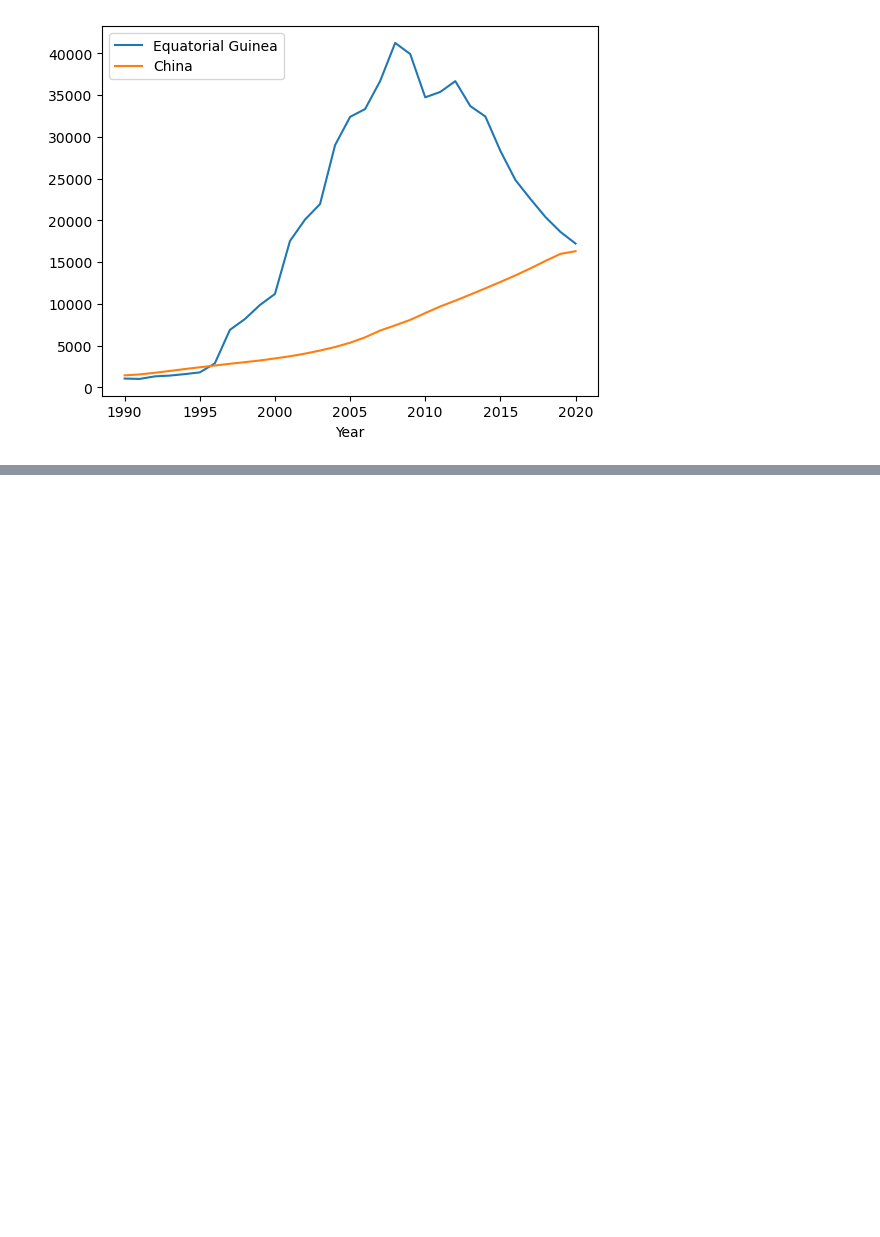
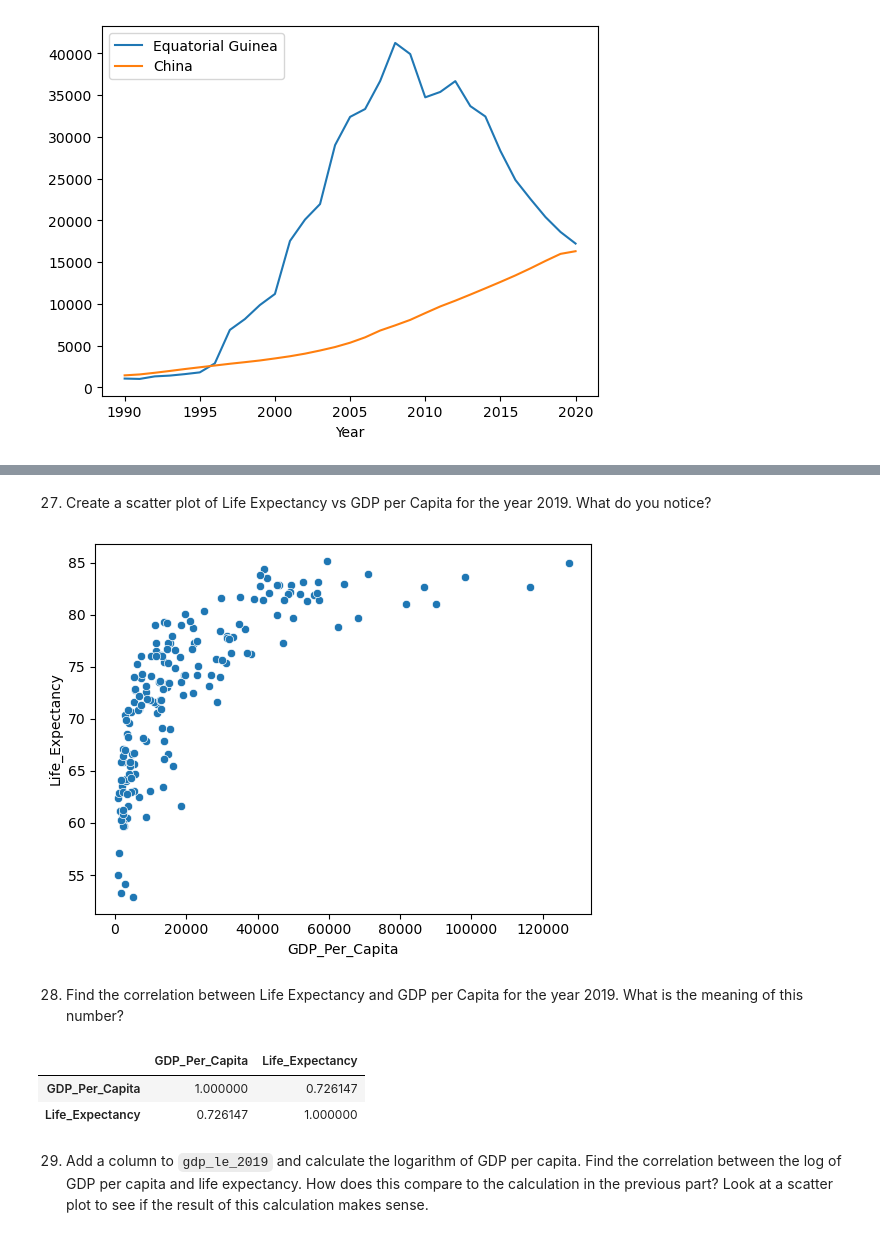
Before and after one commit to nss-data-science-cohort-7/un-exploration-tomoumer, a Jupyter notebook: notebooks/UN_Data_Exploration.ipynb, the cells around one changed output, grey strips where cells are left out. Cells and saved outputs as stored; diff of their text form; code cells hidden in the pictures; blank space fills up the shorter version.

```diff
--- a/notebooks/UN_Data_Exploration.ipynb
+++ b/notebooks/UN_Data_Exploration.ipynb
@@ -263,0 +255,2 @@ dtype: object
+# %%
+life_expectancy = life_expectancy.melt(id_vars='Country Name', var_name='Year', value_name='Life_Expectancy')
@@ -263,0 +277,2 @@ dtype: object
+# %%
+life_expectancy['Year'] = life_expectancy['Year'].astype('int')
@@ -263,0 +327,17 @@ dtype: object
+# %% [markdown]
+27. Create a scatter plot of Life Expectancy vs GDP per Capita for the year 2019. What do you notice?
+# %%
+sns.scatterplot(data=gdp_le_2019, x='GDP_Per_Capita', y='Life_Expectancy');
+# %% [output]
+[figure, added]
+# %% [markdown]
+
+28. Find the correlation between Life Expectancy and GDP per Capita for the year 2019. What is the meaning of this number?
+# %%
+gdp_le_2019[['GDP_Per_Capita', 'Life_Expectancy']].corr()
+# %% [output]
+|  | GDP_Per_Capita | Life_Expectancy |
+| GDP_Per_Capita | 1.000000 | 0.726147 |
+| Life_Expectancy | 0.726147 | 1.000000 |
+# %% [markdown]
+29. Add a column to `gdp_le_2019` and calculate the logarithm of GDP per capita. Find the correlation between the log of GDP per capita and life expectancy. How does this compare to the calculation in the previous part? Look at a scatter plot to see if the result of this calculation makes sense.
```
Also changed, not shown: parts of 30 cells of this notebook.
